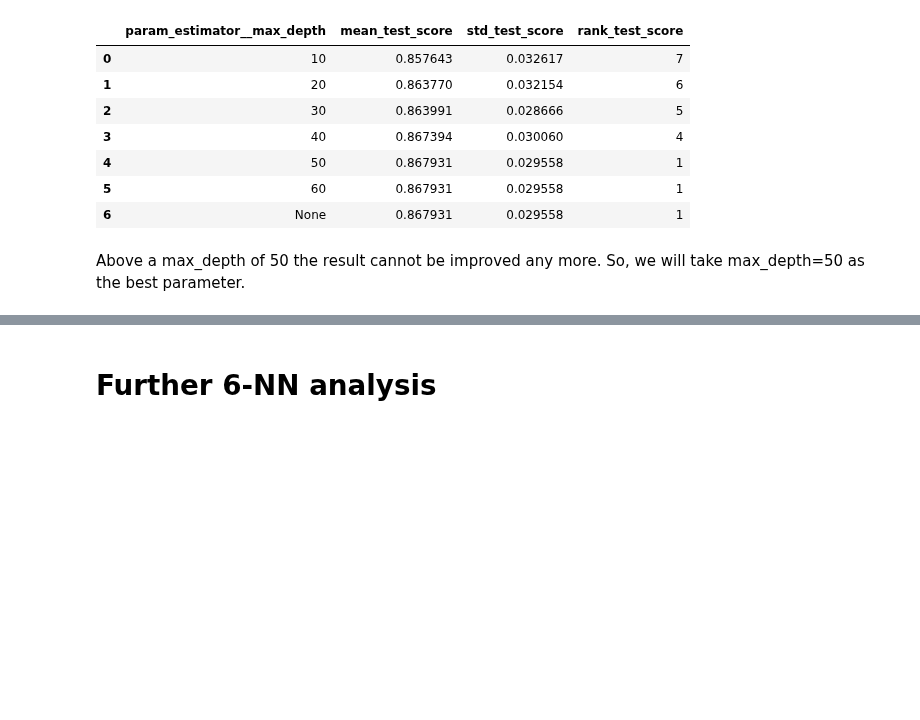
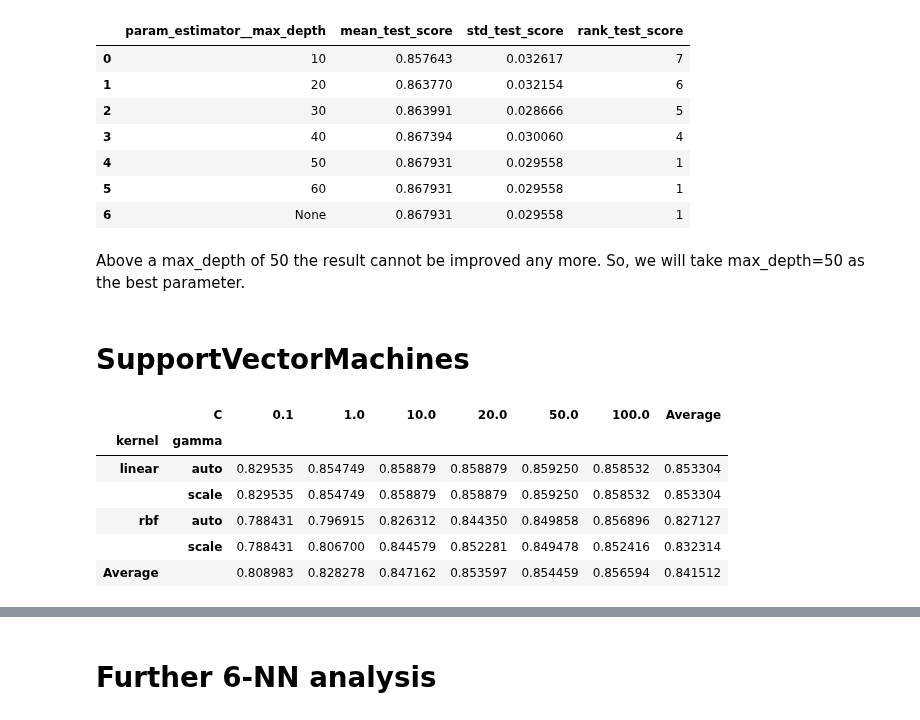
Before and after one commit to mograev/btvote, a Jupyter notebook: notebooks/4-classification.ipynb, the cells around one changed output, grey strips where cells are left out. Cells and saved outputs as stored; diff of their text form; code cells hidden in the pictures; blank space fills up the shorter version.

```diff
--- a/notebooks/4-classification.ipynb
+++ b/notebooks/4-classification.ipynb
@@ -395,3 +395,40 @@ display(results[['param_estimator__max_depth','mean_test_score','std_test_score'
 | 6 | None | 0.867931 | 0.029558 | 1 |
 # %% [markdown]
 Above a max_depth of 50 the result cannot be improved any more. So, we will take max_depth=50 as the best parameter.
+# %% [markdown]
+# SupportVectorMachines
+# %%
+from sklearn.svm import SVC
+
+# set parameter grid
+parameters = {
+    'estimator': [SVC()],
+    'estimator__C': [0.1, 1.0, 10, 20, 50, 100], # regularization parameter
+    'estimator__kernel': ['linear', 'rbf'], # kernel type used in the algorithm
+    'estimator__gamma': ['scale', 'auto'], # kernel coefficient parameter for 'rbf'
+    'estimator__random_state': [42]
+}
+
+# create the grid search instance
+grid_search_estimator = GridSearchCV(pipeline, parameters, scoring=f1, cv=stratified_10_fold_cv, error_score='raise')
+
+# run the grid search
+grid_search_estimator.fit(btvote_data, btvote_target)
+
+# results of all hyper-parameter combinations
+results = pd.DataFrame(grid_search_estimator.cv_results_)
+results['kernel'] = results['param_estimator__kernel'].astype(str)
+results['gamma'] = results['param_estimator__gamma'].astype(str)
+results['C'] = results['param_estimator__C']
+pivoted_results = results.pivot(index=['kernel','gamma'], columns='C', values='mean_test_score')
+pivoted_results['Average'] = pivoted_results.mean(axis=1)
+pivoted_results.loc[('Average',''),:] = pivoted_results.mean()
+display(pivoted_results)
+# %% [output]
+|  | C | 0.1 | 1.0 | 10.0 | 20.0 | 50.0 | 100.0 | Average |
+| kernel | gamma |  |  |  |  |  |  |  |
+| linear | auto | 0.829535 | 0.854749 | 0.858879 | 0.858879 | 0.859250 | 0.858532 | 0.853304 |
+|  | scale | 0.829535 | 0.854749 | 0.858879 | 0.858879 | 0.859250 | 0.858532 | 0.853304 |
+| rbf | auto | 0.788431 | 0.796915 | 0.826312 | 0.844350 | 0.849858 | 0.856896 | 0.827127 |
+|  | scale | 0.788431 | 0.806700 | 0.844579 | 0.852281 | 0.849478 | 0.852416 | 0.832314 |
+| Average |  | 0.808983 | 0.828278 | 0.847162 | 0.853597 | 0.854459 | 0.856594 | 0.841512 |
```
Also changed, not shown: parts of 4 cells of this notebook.
